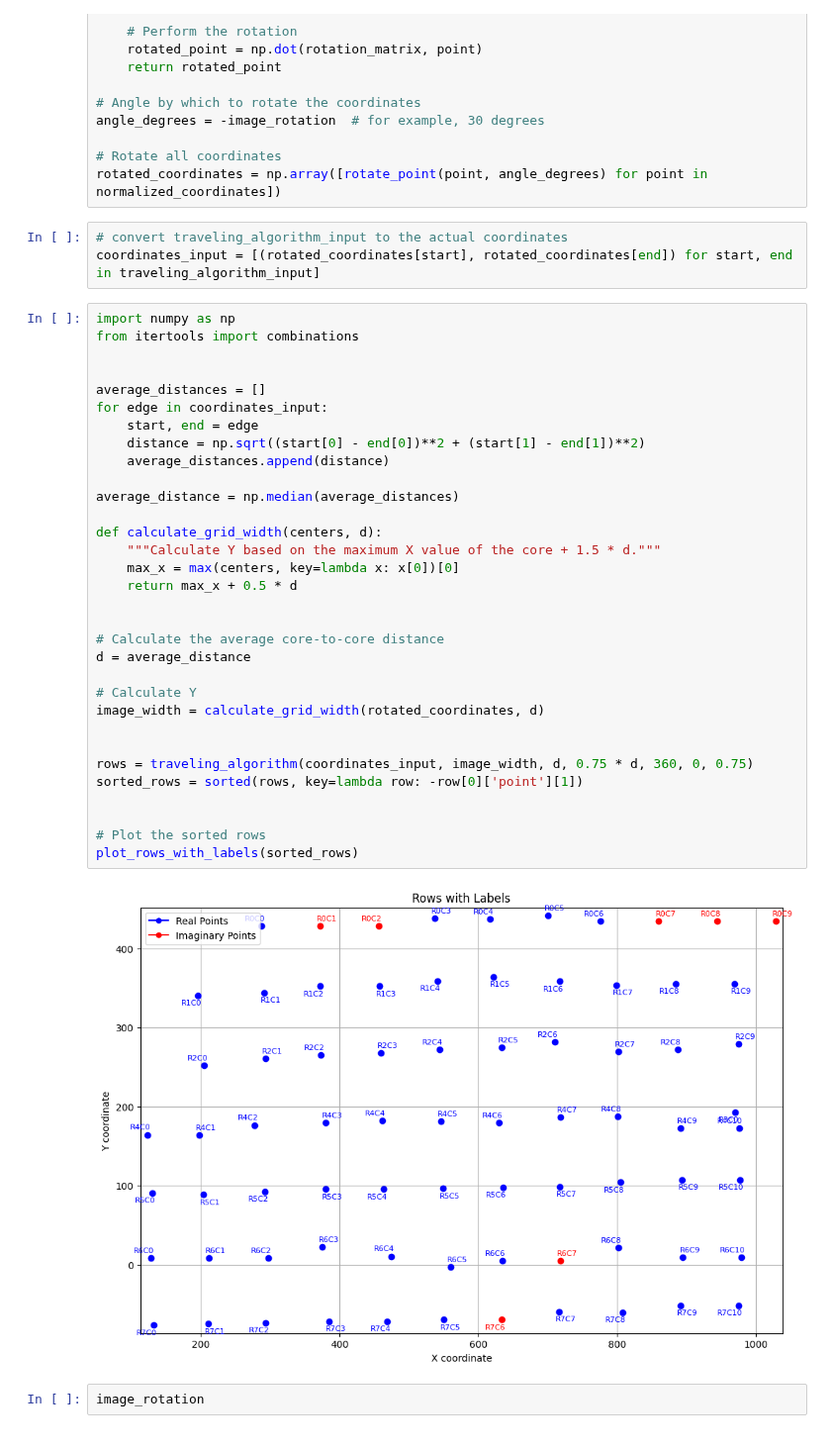
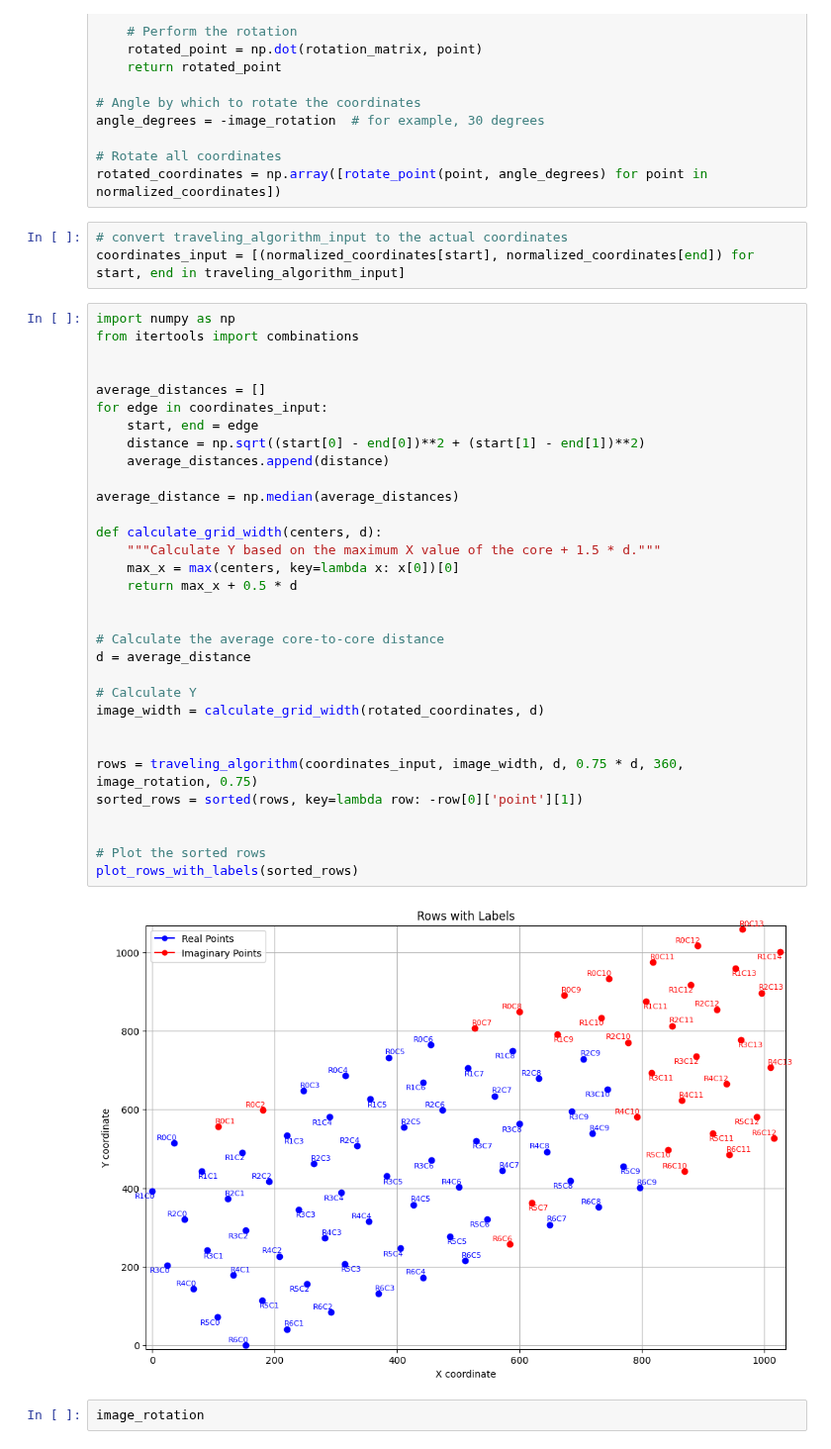
Before and after one commit to aaronge-2020/Microarray-Dearraying, a Jupyter notebook: delaunay_triangle_gridding.ipynb, the cells around one changed output. Shown at 99% size. Cells and saved outputs as stored; diff of their text form.

```diff
--- a/delaunay_triangle_gridding.ipynb
+++ b/delaunay_triangle_gridding.ipynb
@@ -835,41 +835,41 @@ angle_degrees = -image_rotation  # for example, 30 degrees
 rotated_coordinates = np.array([rotate_point(point, angle_degrees) for point in normalized_coordinates])
 # %%
 # convert traveling_algorithm_input to the actual coordinates
-coordinates_input = [(rotated_coordinates[start], rotated_coordinates[end]) for start, end in traveling_algorithm_input]
+coordinates_input = [(normalized_coordinates[start], normalized_coordinates[end]) for start, end in traveling_algorithm_input]
 # %%
 import numpy as np
 from itertools import combinations
 
 
 average_distances = []
 for edge in coordinates_input:
     start, end = edge
     distance = np.sqrt((start[0] - end[0])**2 + (start[1] - end[1])**2)
     average_distances.append(distance)
 
 average_distance = np.median(average_distances)
 
 def calculate_grid_width(centers, d):
     """Calculate Y based on the maximum X value of the core + 1.5 * d."""
     max_x = max(centers, key=lambda x: x[0])[0]
     return max_x + 0.5 * d
 
 
 # Calculate the average core-to-core distance
 d = average_distance
 
 # Calculate Y
 image_width = calculate_grid_width(rotated_coordinates, d)
 
 
-rows = traveling_algorithm(coordinates_input, image_width, d, 0.75 * d, 360, 0, 0.75)
+rows = traveling_algorithm(coordinates_input, image_width, d, 0.75 * d, 360, image_rotation, 0.75)
 sorted_rows = sorted(rows, key=lambda row: -row[0]['point'][1])
 
 
 # Plot the sorted rows
 plot_rows_with_labels(sorted_rows)
 # %% [output]
-[figure, old version]
+[figure, new version]
 # %%
 image_rotation
 # %% [output]
```
Also changed, not shown: 24 other files.
